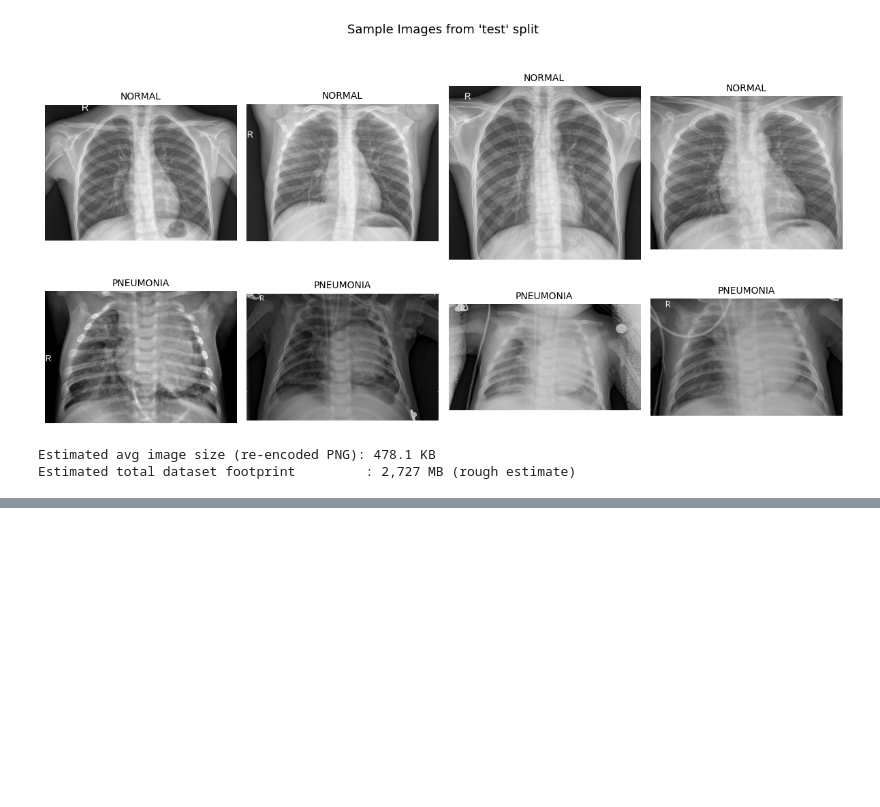
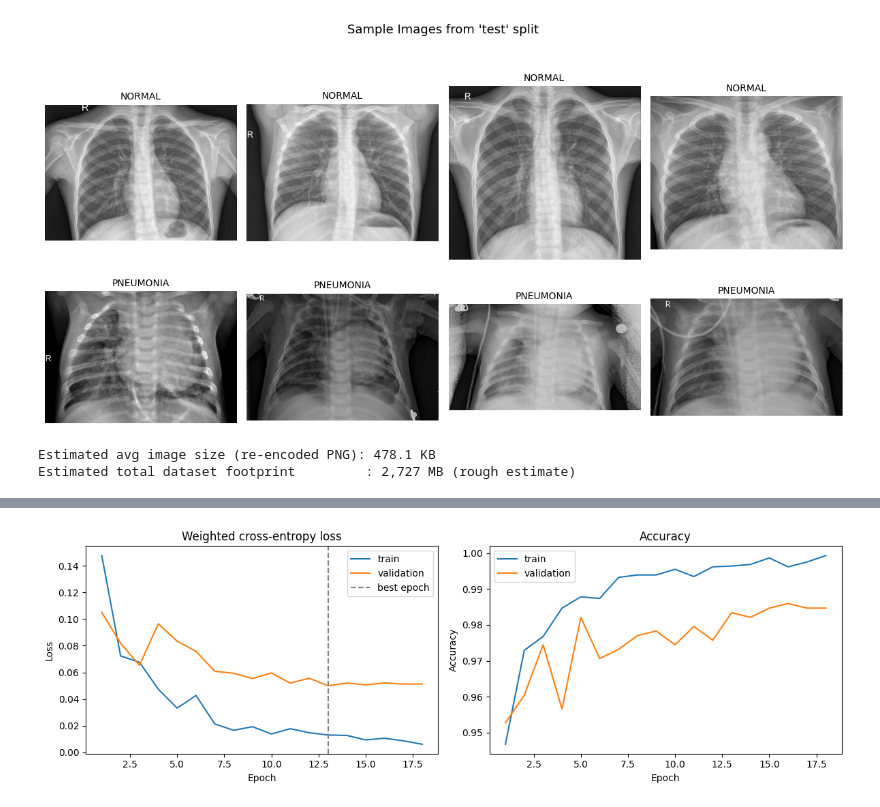
Before and after one commit to sumit939/DSBA-6165, a Jupyter notebook: Deep_Learning_Project.ipynb, the cells around one changed output, grey strips where cells are left out. Saved outputs shown, nothing was run; the diff lists cells and outputs as text; code cells hidden in the pictures; blank space fills up the shorter version.

Commit message:
MOdel updated

```diff
--- a/Deep_Learning_Project.ipynb
+++ b/Deep_Learning_Project.ipynb
@@ -456,0 +656,7 @@ Estimated total dataset footprint         : 2,727 MB (rough estimate)
+# %%
+counts = np.bincount(train_labels, minlength=2)
+class_weights = torch.tensor(len(train_labels) / (2 * counts), dtype=torch.float32)
+print("Train class counts :", dict(zip(CLASS_NAMES, counts.tolist())))
+print("Class weights      :", dict(zip(CLASS_NAMES, class_weights.numpy().round(3).tolist())))
+
+criterion = nn.CrossEntropyLoss(weight=class_weights.to(device))
@@ -456,0 +683,17 @@ Estimated total dataset footprint         : 2,727 MB (rough estimate)
+# %%
+def build_model(name):
+    if name == "densenet121":
+        m = models.densenet121(weights=models.DenseNet121_Weights.IMAGENET1K_V1)
+        m.classifier = nn.Sequential(nn.Dropout(0.2), nn.Linear(m.classifier.in_features, 2))
+    elif name == "resnet50":
+        m = models.resnet50(weights=models.ResNet50_Weights.IMAGENET1K_V2)
+        m.fc = nn.Sequential(nn.Dropout(0.2), nn.Linear(m.fc.in_features, 2))
+    else:
+        raise ValueError(name)
+    return m
+
+model = build_model(CONFIG["MODEL_NAME"]).to(device)
+n_total = sum(p.numel() for p in model.parameters())
+n_train = sum(p.numel() for p in model.parameters() if p.requires_grad)
+print(f"{CONFIG['MODEL_NAME']}: {n_total:,} parameters ({n_train:,} trainable)")
+print(model.classifier if CONFIG["MODEL_NAME"] == "densenet121" else model.fc)
@@ -456,0 +780,11 @@ Estimated total dataset footprint         : 2,727 MB (rough estimate)
+# %%
+fig, ax = plt.subplots(1, 2, figsize=(12, 4))
+ep = range(1, len(history["train_loss"]) + 1)
+ax[0].plot(ep, history["train_loss"], label="train"); ax[0].plot(ep, history["val_loss"], label="validation")
+ax[0].axvline(best_epoch, ls="--", c="gray", label="best epoch")
+ax[0].set(title="Weighted cross-entropy loss", xlabel="Epoch", ylabel="Loss"); ax[0].legend()
+ax[1].plot(ep, history["train_acc"], label="train"); ax[1].plot(ep, history["val_acc"], label="validation")
+ax[1].set(title="Accuracy", xlabel="Epoch", ylabel="Accuracy"); ax[1].legend()
+plt.tight_layout(); plt.savefig(f"training_curves_{CONFIG['MODEL_NAME']}.png", dpi=150); plt.show()
+# %% [output]
+[figure, added]
```
Also changed, not shown: parts of 27 cells of this notebook.
